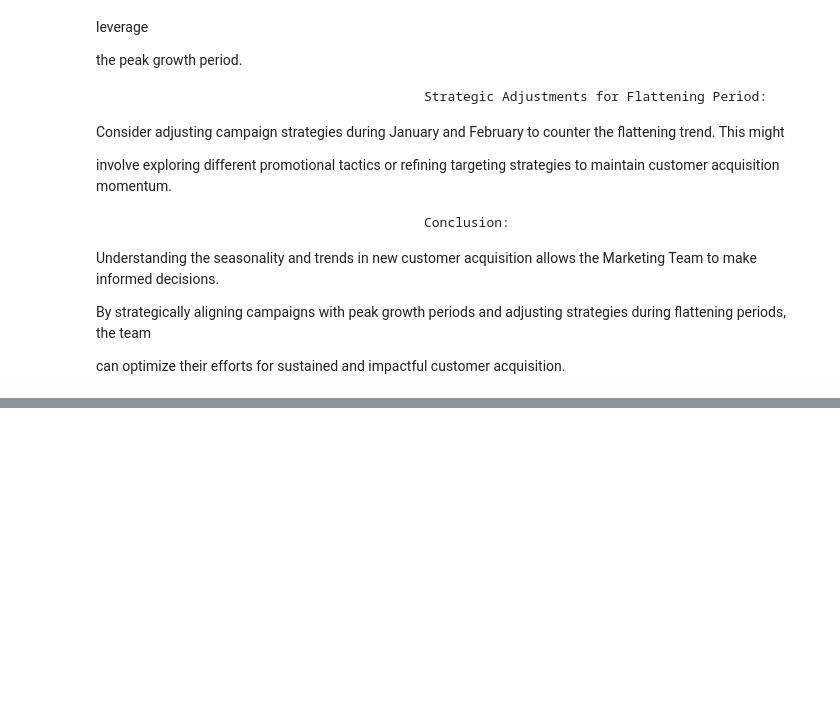
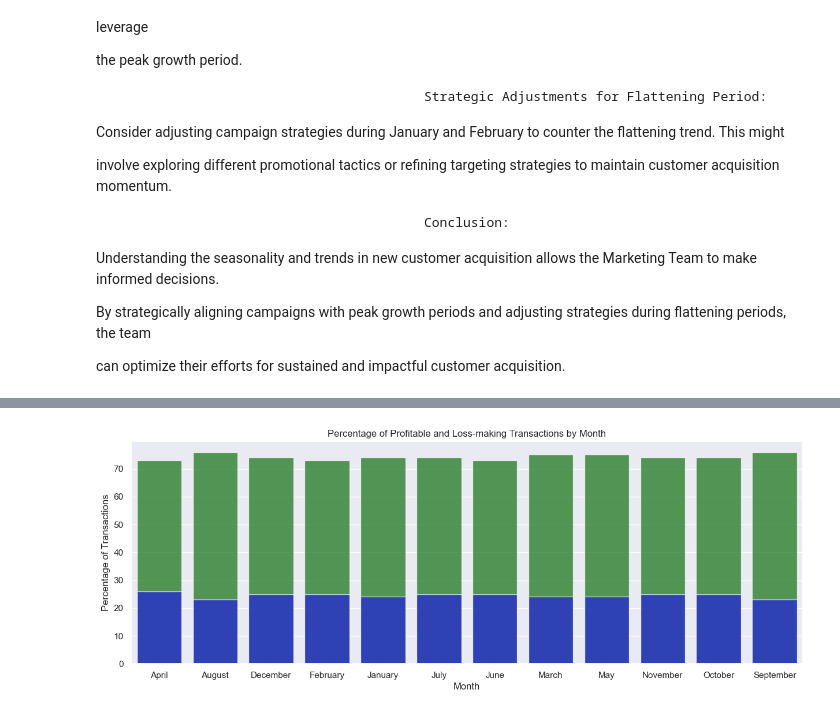
Before and after one commit to saifghostrider454/AdvertisementCaseStudy, a Jupyter notebook: EDA/eda.ipynb, the cells around one changed output, grey strips where cells are left out. Cells and saved outputs as stored; diff of their text form; code cells hidden in the pictures; blank space fills up the shorter version.

Commit message:
Percentage of Profitable and Loss-making Transactions by Month

```diff
--- a/EDA/eda.ipynb
+++ b/EDA/eda.ipynb
@@ -254,0 +262,5 @@ can optimize their efforts for sustained and impactful customer acquisition.
+# %%
+df['month'] = df['Order Date'].dt.month_name()
+# %%
+profit_data = df[df.Profit > 0]
+loss_data = df[df.Profit < 0]
@@ -254,0 +283,28 @@ can optimize their efforts for sustained and impactful customer acquisition.
+# %%
+total_count = df.groupby('month').size()
+profit_percentage = round((profit_data.groupby('month').size() / total_count) * 100)
+loss_percentage = round((loss_data.groupby('month').size() / total_count) * 100)
+
+# Create a DataFrame for plotting
+plot_data = pd.DataFrame({
+    'Month': profit_percentage.index,
+    'Profit': profit_percentage.values,
+    'Loss': loss_percentage.values
+})
+
+# Set up the figure and axes
+plt.figure(figsize=[15, 5])
+
+
+sns.barplot(data=plot_data, y='Profit', x='Month', color='green', alpha=0.7)
+sns.barplot(data=plot_data, y='Loss', x='Month', color='blue', alpha=0.7)
+
+# Add labels and legend
+plt.title('Percentage of Profitable and Loss-making Transactions by Month')
+plt.xlabel('Month')
+plt.ylabel('Percentage of Transactions')
+
+plt.savefig("Percentage of Profitable and Loss-making Transactions by Month.jpg")
+plt.show()
+# %% [output]
+[figure, added]
```
Also changed, not shown: parts of 4 cells of this notebook.
